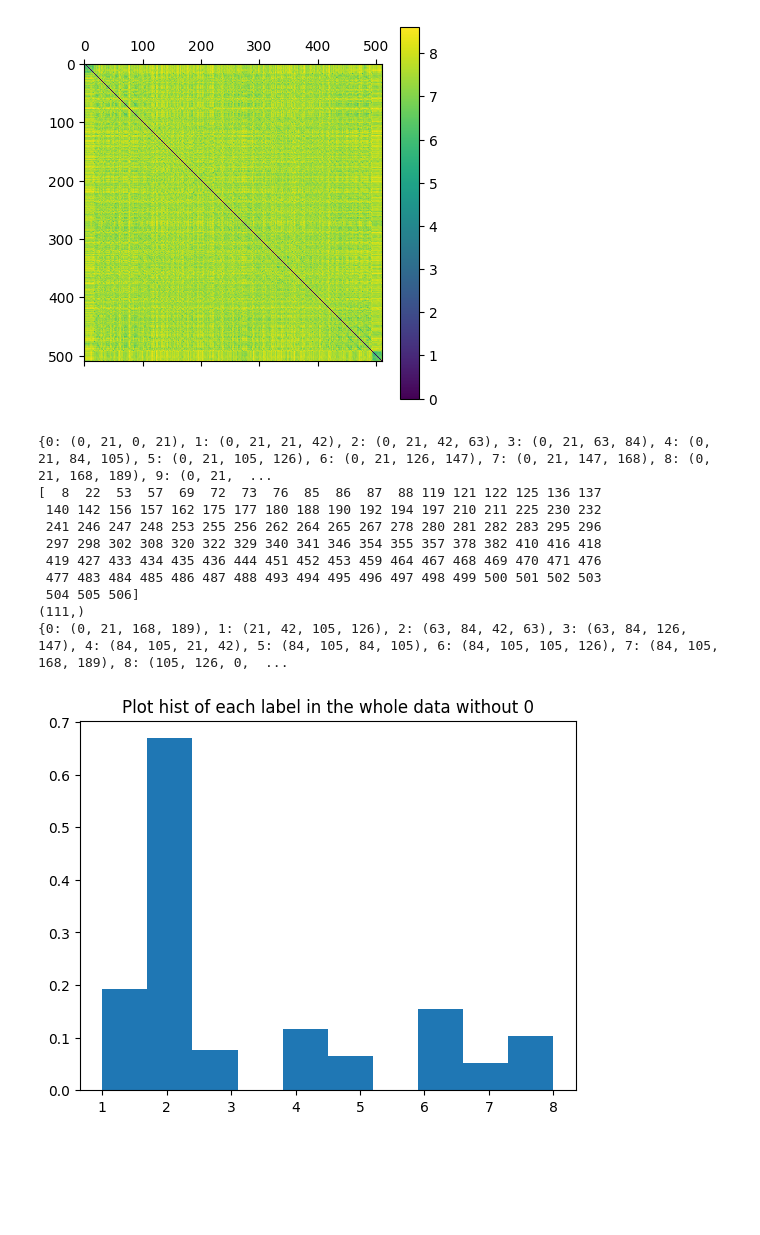
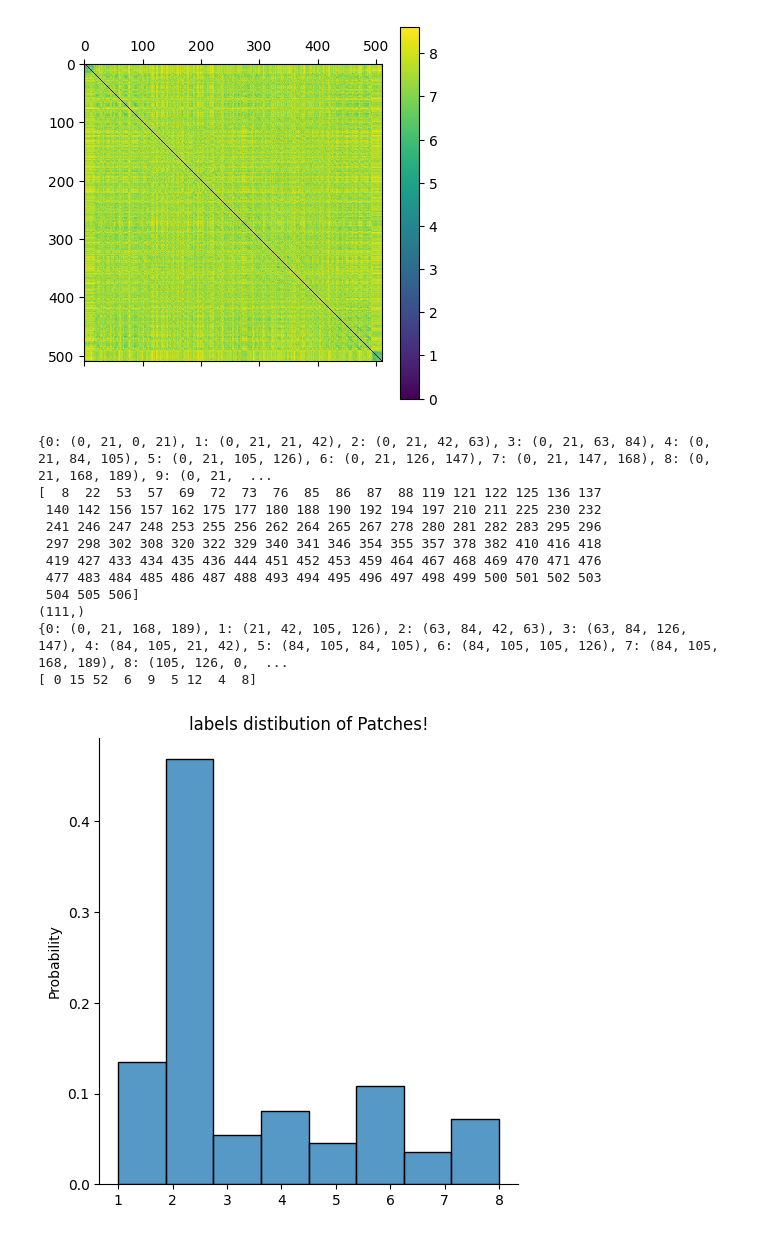
Before and after one commit to amirbourvine/HyperbolicDiffusionDistance_midTerm, a Jupyter notebook: paviaU/preperation.ipynb, the cells around one changed output. Saved outputs shown, nothing was run; the diff lists cells and outputs as text; code cells hidden in the pictures; blank space fills up the shorter version.

Commit message:
fixed distribution plots

```diff
--- a/paviaU/preperation.ipynb
+++ b/paviaU/preperation.ipynb
@@ -37,29 +37,34 @@ mat_show(d_HDD, plt.cm.viridis)
 # %% [output]
 [figure]
 # %%
+from matplotlib.ticker import PercentFormatter
+import seaborn as sns
+
 patch_to_points_dict = patch_to_points(y_patches, rows_factor, cols_factor, num_patches_in_row)
 
 distances_mat, labels, new_res = throw_0_labels(d_HDD, y_patches, patch_to_points_dict)
 
 print(labels.shape)
 
 print(new_res)
 
-plt.hist(labels,density=True)
-plt.title("Plot hist of each label in the whole data without 0")
-plt.show()
+
+sns.displot(labels, stat='probability').set(title='labels distibution of Patches!')
+
+print(np.bincount(labels.astype(int)))
 # %% [output]
 {0: (0, 21, 0, 21), 1: (0, 21, 21, 42), 2: (0, 21, 42, 63), 3: (0, 21, 63, 84), 4: (0, 21, 84, 105), 5: (0, 21, 105, 126), 6: (0, 21, 126, 147), 7: (0, 21, 147, 168), 8: (0, 21, 168, 189), 9: (0, 21,  ...
 [  8  22  53  57  69  72  73  76  85  86  87  88 119 121 122 125 136 137
  140 142 156 157 162 175 177 180 188 190 192 194 197 210 211 225 230 232
  241 246 247 248 253 255 256 262 264 265 267 278 280 281 282 283 295 296
  297 298 302 308 320 322 329 340 341 346 354 355 357 378 382 410 416 418
  419 427 433 434 435 436 444 451 452 453 459 464 467 468 469 470 471 476
  477 483 484 485 486 487 488 493 494 495 496 497 498 499 500 501 502 503
  504 505 506]
 (111,)
 {0: (0, 21, 168, 189), 1: (21, 42, 105, 126), 2: (63, 84, 42, 63), 3: (63, 84, 126, 147), 4: (84, 105, 21, 42), 5: (84, 105, 84, 105), 6: (84, 105, 105, 126), 7: (84, 105, 168, 189), 8: (105, 126, 0,  ...
+[ 0 15 52  6  9  5 12  4  8]
-[figure, old version]
+[figure, new version]
 # %%
 n_neighbors = 3
 
```
Also changed, not shown: parts of 2 cells of this notebook.
